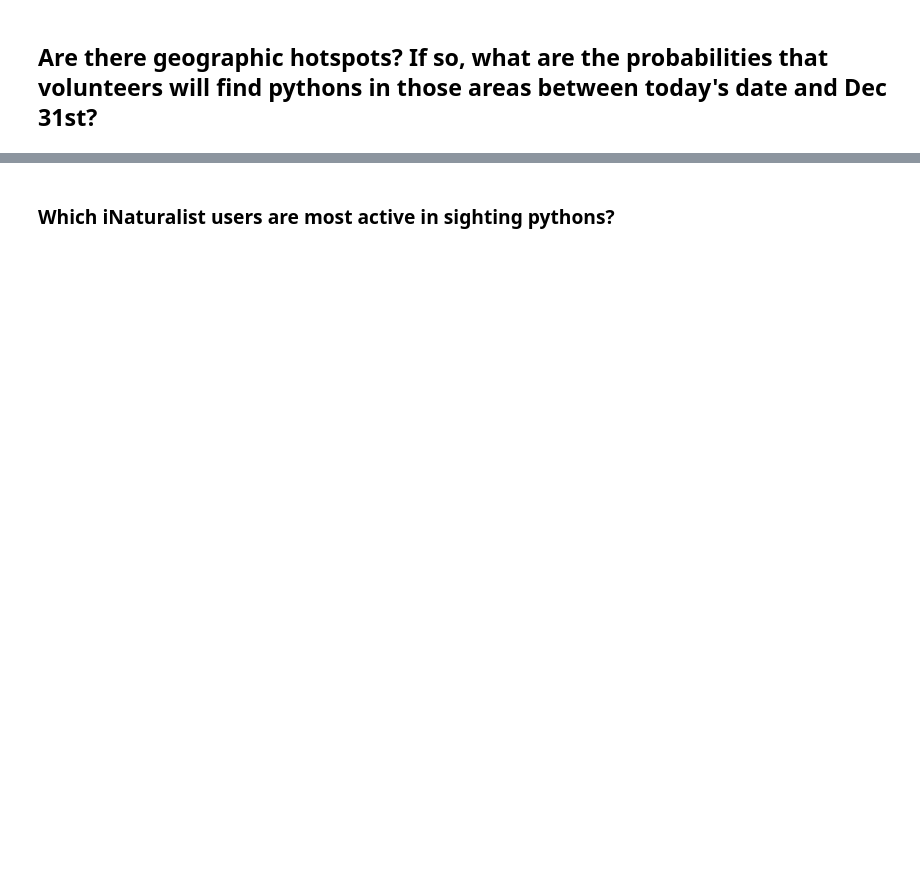
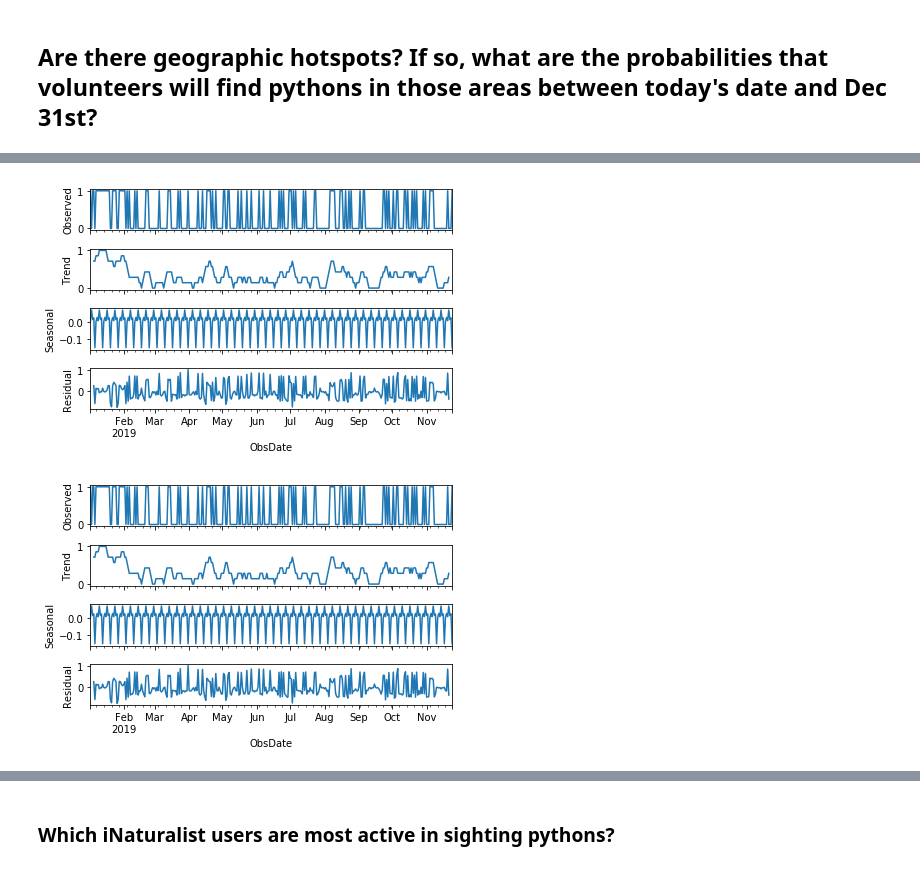
Before and after one commit to evill013/burmese-python-project, a Jupyter notebook: main.ipynb, the cells around one changed output, grey strips where cells are left out. Saved outputs shown, nothing was run; the diff lists cells and outputs as text; code cells hidden in the pictures; blank space fills up the shorter version.

```diff
--- a/main.ipynb
+++ b/main.ipynb
@@ -48,8 +47,8 @@ by_year.iplot(kind='line',
 # %% [markdown]
 ## Which three counties are most affected?
 # %%
-df['County'] = df['Location'].apply(lambda x: x.split(',')[0])
-ax = df['County'].value_counts(ascending = False)[:3].iplot(
+df_gov['County'] = df_gov['Location'].apply(lambda x: x.split(',')[0])
+ax = df_gov['County'].value_counts(ascending = False)[:3].iplot(
     kind = 'bar',
     color = 'orange',
     width = 0.5
@@ -58,0 +60,5 @@ ax = df['County'].value_counts(ascending = False)[:3].iplot(
+# %%
+df_gov.index = pd.to_datetime(df['ObsDate'])
+time_df = df
+time_df.sort_index(inplace = True)
+time_df.head(5)
@@ -58,0 +73,3 @@ ax = df['County'].value_counts(ascending = False)[:3].iplot(
+# %%
+target = time_df.loc['2019']
+target.head(5)
@@ -58,0 +115,7 @@ ax = df['County'].value_counts(ascending = False)[:3].iplot(
+# %%
+target.drop(columns = 'ObsDate', axis = 1, inplace = True)
+target.reset_index(inplace = True)
+target_pivot = pd.pivot_table(target, index = 'ObsDate', values = 'objectid', aggfunc = 'count' )
+# target.index = pd.to_datetime(target_pivot.index)
+target_pivot2 = target_pivot.resample('D').count().fillna(0)
+target_pivot2.head(5)
@@ -84,3 +223,11 @@ dec_set
+# %%
+# code starts here
+from statsmodels.tsa.seasonal import seasonal_decompose
+my_graph = seasonal_decompose(target_pivot2)
+my_graph.plot()
+# %% [output]
+[figure, added]
+[figure, added]
 # %%
 import json
 import requests
```
Also changed, not shown: parts of 23 cells of this notebook, 1 other file.
